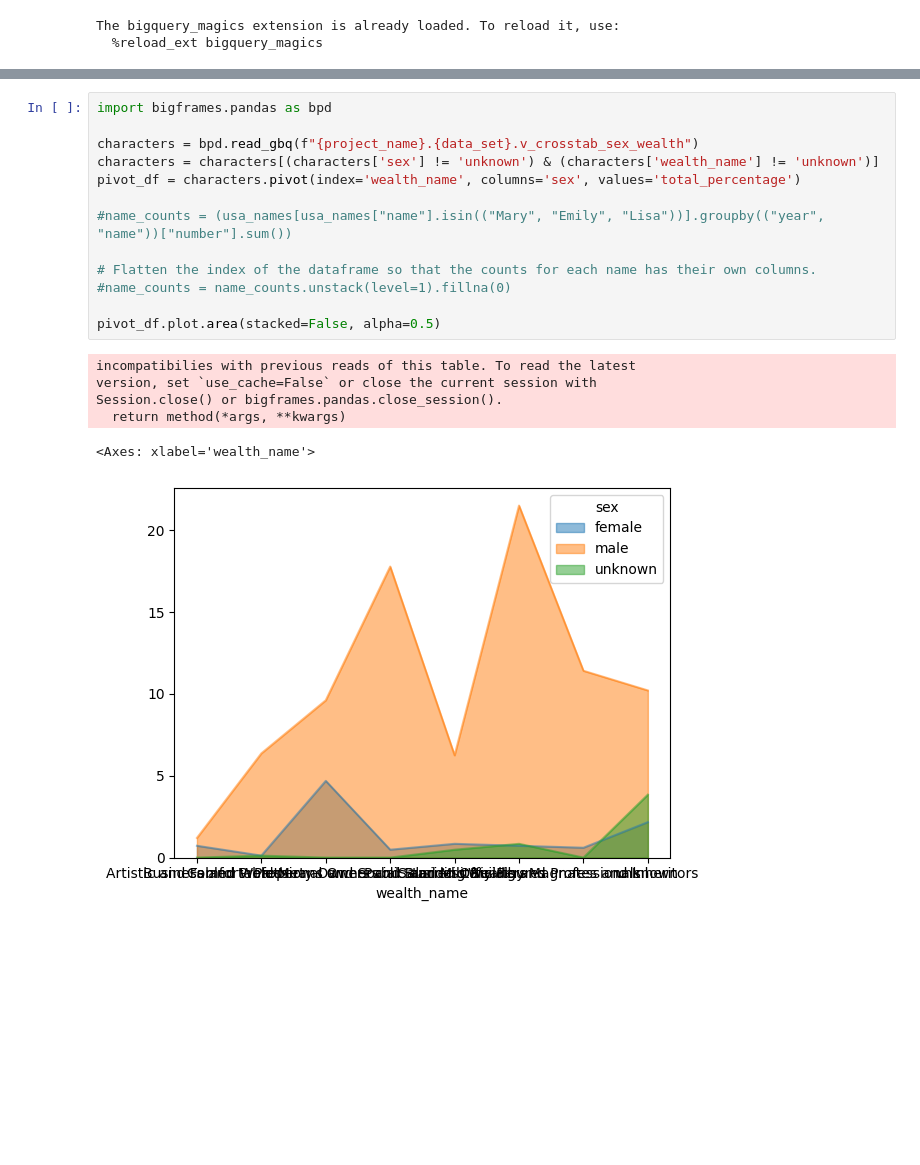
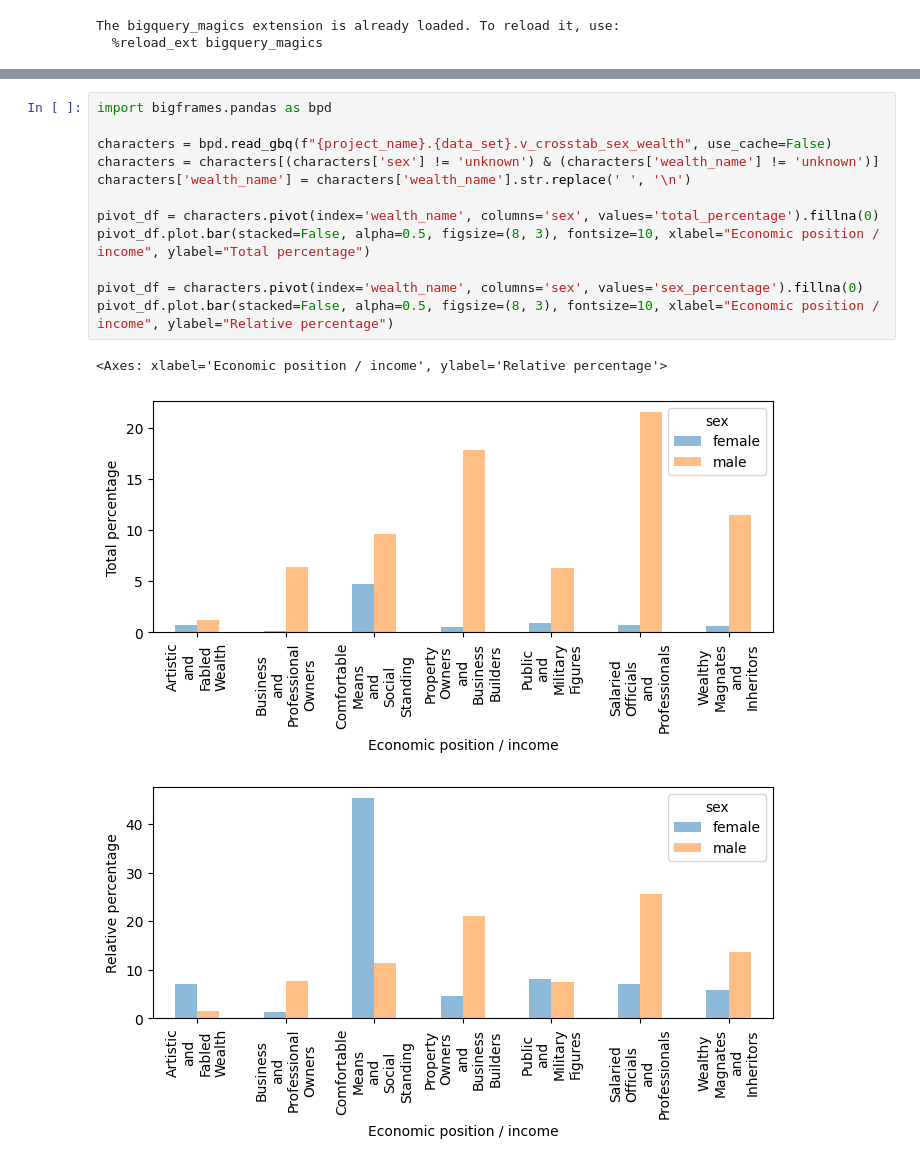
Before and after one commit to jj123451/book_crawler, a Jupyter notebook: bc_phase8_statistical_analysis_examples.ipynb, the cells around one changed output, grey strips where cells are left out. Cells and saved outputs as stored; diff of their text form; blank space fills up the shorter version.

```diff
--- a/bc_phase8_statistical_analysis_examples.ipynb
+++ b/bc_phase8_statistical_analysis_examples.ipynb
@@ -68,20 +70,16 @@ Session.close() or bigframes.pandas.close_session().
 # %%
 import bigframes.pandas as bpd
 
-characters = bpd.read_gbq(f"{project_name}.{data_set}.v_crosstab_sex_wealth")
+characters = bpd.read_gbq(f"{project_name}.{data_set}.v_crosstab_sex_wealth", use_cache=False)
 characters = characters[(characters['sex'] != 'unknown') & (characters['wealth_name'] != 'unknown')]
-pivot_df = characters.pivot(index='wealth_name', columns='sex', values='total_percentage')
+characters['wealth_name'] = characters['wealth_name'].str.replace(' ', '\n')
 
-#name_counts = (usa_names[usa_names["name"].isin(("Mary", "Emily", "Lisa"))].groupby(("year", "name"))["number"].sum())
+pivot_df = characters.pivot(index='wealth_name', columns='sex', values='total_percentage').fillna(0)
+pivot_df.plot.bar(stacked=False, alpha=0.5, figsize=(8, 3), fontsize=10, xlabel="Economic position / income", ylabel="Total percentage")
 
-# Flatten the index of the dataframe so that the counts for each name has their own columns.
-#name_counts = name_counts.unstack(level=1).fillna(0)
-
-pivot_df.plot.area(stacked=False, alpha=0.5)
+pivot_df = characters.pivot(index='wealth_name', columns='sex', values='sex_percentage').fillna(0)
+pivot_df.plot.bar(stacked=False, alpha=0.5, figsize=(8, 3), fontsize=10, xlabel="Economic position / income", ylabel="Relative percentage")
 # %% [output]
-incompatibilies with previous reads of this table. To read the latest
-version, set `use_cache=False` or close the current session with
-Session.close() or bigframes.pandas.close_session().
-  return method(*args, **kwargs)
+<Axes: xlabel='Economic position / income', ylabel='Relative percentage'>
-<Axes: xlabel='wealth_name'>
-[figure, old version]
+[figure, new version]
+[figure, added]
```
Also changed, not shown: parts of 13 cells of this notebook, 14 other files.
